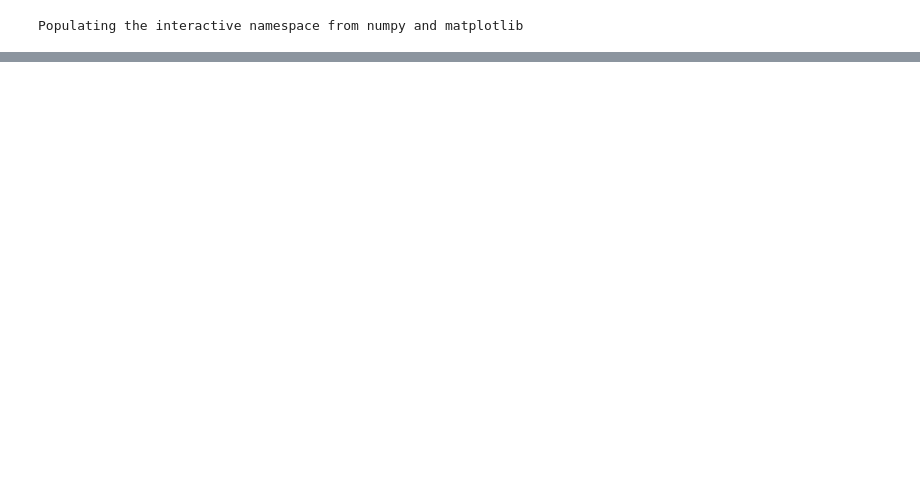
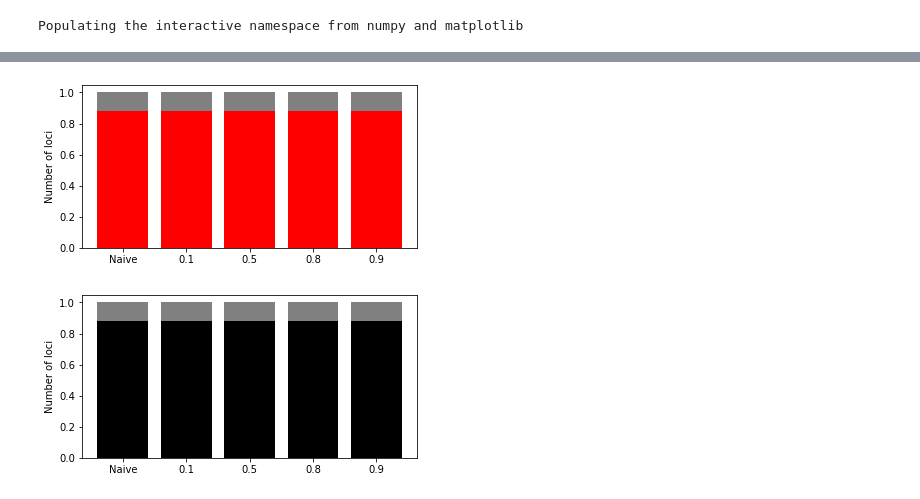
Before and after one commit to gymreklab/ssc-denovos-paper, a Jupyter notebook: simulations/monstr-simulations.ipynb, the cells around one changed output, grey strips where cells are left out. Drawn from its saved outputs; the diff is of its cells as text; code cells hidden in the pictures; blank space fills up the shorter version.

```diff
--- a/simulations/monstr-simulations.ipynb
+++ b/simulations/monstr-simulations.ipynb
@@ -118 +198,6 @@ def PlotSimulations(method, covs, sizes, thresh):
+# %%
+PlotModelVsNaive(gref)
+# %% [output]
+[figure, added]
+[figure, added]
 # %%
```
Also changed, not shown: parts of 6 cells of this notebook.
